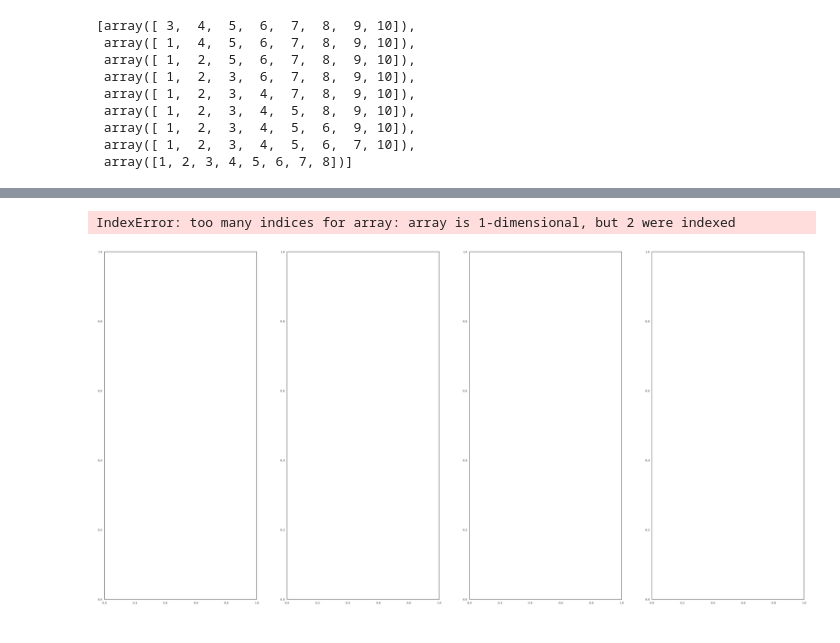
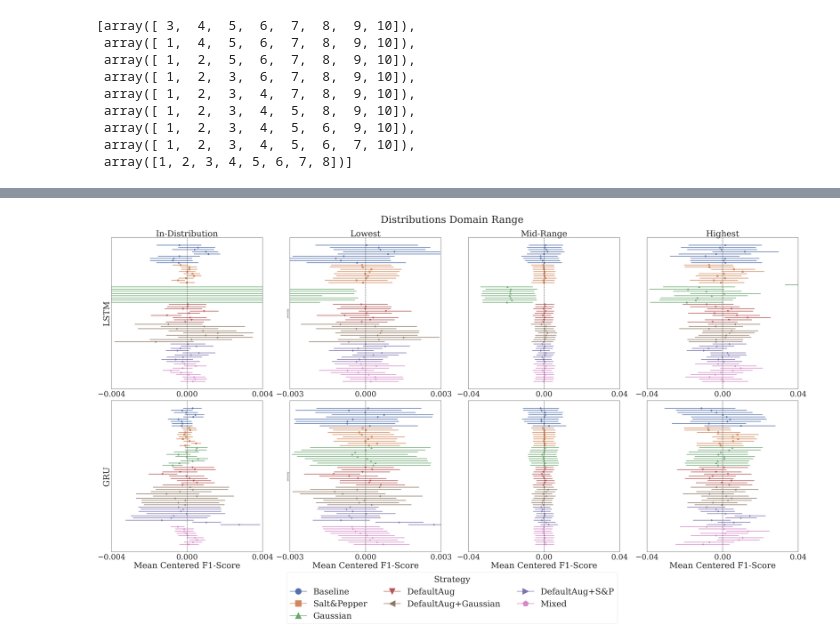
Before and after one commit to vmberto/ni-experiments, a Jupyter notebook: notebooks/agnews_miscoverage.ipynb, the cells around one changed output, grey strips where cells are left out. Cells and saved outputs as stored; diff of their text form; code cells hidden in the pictures.

```diff
--- a/notebooks/agnews_miscoverage.ipynb
+++ b/notebooks/agnews_miscoverage.ipynb
@@ -32,16 +30,16 @@ def set_x_lim(ax, x_min, x_max):
     ax.set_xlim(x_min, x_max)
     ax.set_xticks(x_ticks)
 # %%
-results = pd.read_csv(f'../output/{FILENAME}.csv')
+results = pd.read_csv(f'../results/agnews/raw_lstm_all_strategies_result.csv')
 
 results['evaluation_set'] = results['evaluation_set'].str.replace(' ', '_').str.lower()
 results['evaluation_set'] = results['evaluation_set'].str.replace('-', '_').str.lower()
-characterization_df = pd.read_csv('../results/agnews/corruptions_characterization.csv')
-characterization_df['corruption'] = characterization_df['corruption'].str.replace(' ', '_').str.lower()
+characterization_df = pd.read_csv('../results/agnews/agnews_c_divergences_categories.csv')
+characterization_df['corruption_type'] = characterization_df['corruption_type'].str.replace(' ', '_').str.lower()
 merged_results = results.merge(
-    characterization_df[['corruption', 'characterization']],
+    characterization_df[['corruption_type', 'characterization']],
     left_on='evaluation_set',
-    right_on='corruption',
+    right_on='corruption_type',
     how='left'
 )
 merged_results['Severity'] = np.where(
@@ -49,7 +47,8 @@ merged_results['Severity'] = np.where(
     'In-Distribution',
     merged_results['characterization']
 )
-merged_results.drop(columns=['corruption'], inplace=True)
+merged_results.drop(columns=['corruption_type'], inplace=True)
+merged_results.drop(columns=['characterization'], inplace=True)
 results = merged_results
 
 results['evaluation_set'] = results['evaluation_set'].str.replace(' 1', '')
@@ -61,7 +60,7 @@ results['evaluation_set'] = results['evaluation_set'].str.replace(' 5', '')
 results_ood = results[results['evaluation_set'] != 'in_distribution']
 
 results_in = results[results['evaluation_set'] == 'in_distribution']
-results_in.loc[:, 'Severity'] = 'In Distribution'
+results_in.loc[:, 'Severity'] = 'In-Distribution'
 
 results_ood
 # %% [output]
@@ -141,5 +137,6 @@ def generate_miscoverage(df):
   return result_dataframe_final, each_leave1out_df
 # %%
 result_dataframe_in, each_dataframe_fscore_in = generate_miscoverage(results_in)
-result_dataframe_in['severity'] = 'In-Distribution'
 result_dataframe_ood, each_dataframe_fscore_ood = generate_miscoverage(results_ood)
+
+results_in
@@ -150,12 +161,18 @@ def plot_results_all(df_in, df_out, x_label='Mean Centered F-Score', figsize=(50
 
     lstm_results_in = df_in[df_in['model'] == unique_values1[0]]
     lstm_results_out = df_out[df_out['model'] == unique_values2[0]]
+    gru_results_in = df_in[df_in['model'] == unique_values1[1]]
+    gru_results_out = df_out[df_out['model'] == unique_values2[1]]
 
     lstm_results_lowest_dist = lstm_results_out[lstm_results_out['severity'] == 'Lowest']
     lstm_results_midrange_dist = lstm_results_out[lstm_results_out['severity'] == 'Mid-Range']
     lstm_results_highest_dist = lstm_results_out[lstm_results_out['severity'] == 'Highest']
 
-    fig, axes = plt.subplots(1, 4, figsize=figsize)  # Create a figure with four subplots
+    gru_results_lowest_dist = gru_results_out[gru_results_out['severity'] == 'Lowest']
+    gru_results_midrange_dist = gru_results_out[gru_results_out['severity'] == 'Mid-Range']
+    gru_results_highest_dist = gru_results_out[gru_results_out['severity'] == 'Highest']
+
+    fig, axes = plt.subplots(2, 4, figsize=figsize)  # Create a figure with four subplots
 
     handles = []
     labels = []
@@ -184,10 +201,14 @@ def plot_results_all(df_in, df_out, x_label='Mean Centered F-Score', figsize=(50
     palette = [palette_dict[strategy.split('_')[0]] for strategy in strategy['strategy'].unique()]
 
     for i, plot in enumerate([
-        {"df": lstm_results_in, "model": "ResNet50", "ylabel": "In-Distribution"},
-        {"df": lstm_results_lowest_dist, "model": "ResNet50", "ylabel": "Lowest"},
-        {"df": lstm_results_midrange_dist, "model": "ResNet50", "ylabel": "Mid-Range"},
-        {"df": lstm_results_highest_dist, "model": "ResNet50", "ylabel": "Highest"},
+        {"df": lstm_results_in, "model": "LSTM", "ylabel": "In-Distribution"},
+        {"df": lstm_results_lowest_dist, "model": "LSTM", "ylabel": "Lowest"},
+        {"df": lstm_results_midrange_dist, "model": "LSTM", "ylabel": "Mid-Range"},
+        {"df": lstm_results_highest_dist, "model": "LSTM", "ylabel": "Highest"},
+        {"df": gru_results_in, "model": "GRU", "ylabel": "In-Distribution"},
+        {"df": gru_results_lowest_dist, "model": "GRU", "ylabel": "Lowest"},
+        {"df": gru_results_midrange_dist, "model": "GRU", "ylabel": "Mid-Range"},
+        {"df": gru_results_highest_dist, "model": "GRU", "ylabel": "Highest"},
     ]):
         ax = sns.pointplot(
             data=plot['df'],
@@ -225,10 +246,11 @@ def plot_results_all(df_in, df_out, x_label='Mean Centered F-Score', figsize=(50
         if i == 0:
             set_x_lim(ax, -.004, .004)
             ax.set_ylabel("LSTM", fontsize=42)
-        elif i == 1:
+        elif i == 1 or i == 5:
             set_x_lim(ax, -.003, .003)
         elif i == 4:
-            ax.set_ylabel("Xception", fontsize=42)
+            ax.set_ylabel("GRU", fontsize=42)
+            set_x_lim(ax, -.004, .004)
         else:
             ax.set_ylabel('')
 
@@ -236,35 +258,34 @@ def plot_results_all(df_in, df_out, x_label='Mean Centered F-Score', figsize=(50
         ax.tick_params(labelsize=38)
 
         ax.legend_.remove()
 
         if i == 0:
             handles, labels = ax.get_legend_handles_labels()
 
 
     for i in range(len(labels)):
         labels[i] = labels[i].split('_')[0]
 
     unique_labels = []
     unique_handles = []
     for i, label in enumerate(labels):
         if label not in unique_labels:
             unique_labels.append(label)
             unique_handles.append(handles[i])
 
     for i, handle in enumerate(unique_handles):
         handle.set_marker(marker_styles[i % len(marker_styles)])
         handle.set_markersize(30)
 
     fig.legend(unique_handles, unique_labels, title="Strategy", loc='lower center', bbox_to_anchor=(0.5, -0.155), fontsize=42, title_fontsize=42, ncol=3)
     fig.suptitle('Distributions Domain Range', fontsize=50, y=1)
     plt.tight_layout()
     plt.savefig('../output/miscoverage_plot.pdf', bbox_inches='tight')
     plt.show()
 
 plot_results_all(result_dataframe_in, result_dataframe_ood)
 # %% [output]
-IndexError: too many indices for array: array is 1-dimensional, but 2 were indexed
-[figure, old version]
+[figure, new version]
 # %%
 def bootstrap_confidence_interval(data, num_samples=1000, ci=0.95):
     data = np.array(data)
```
Also changed, not shown: parts of 4 cells of this notebook, 5 other files.
